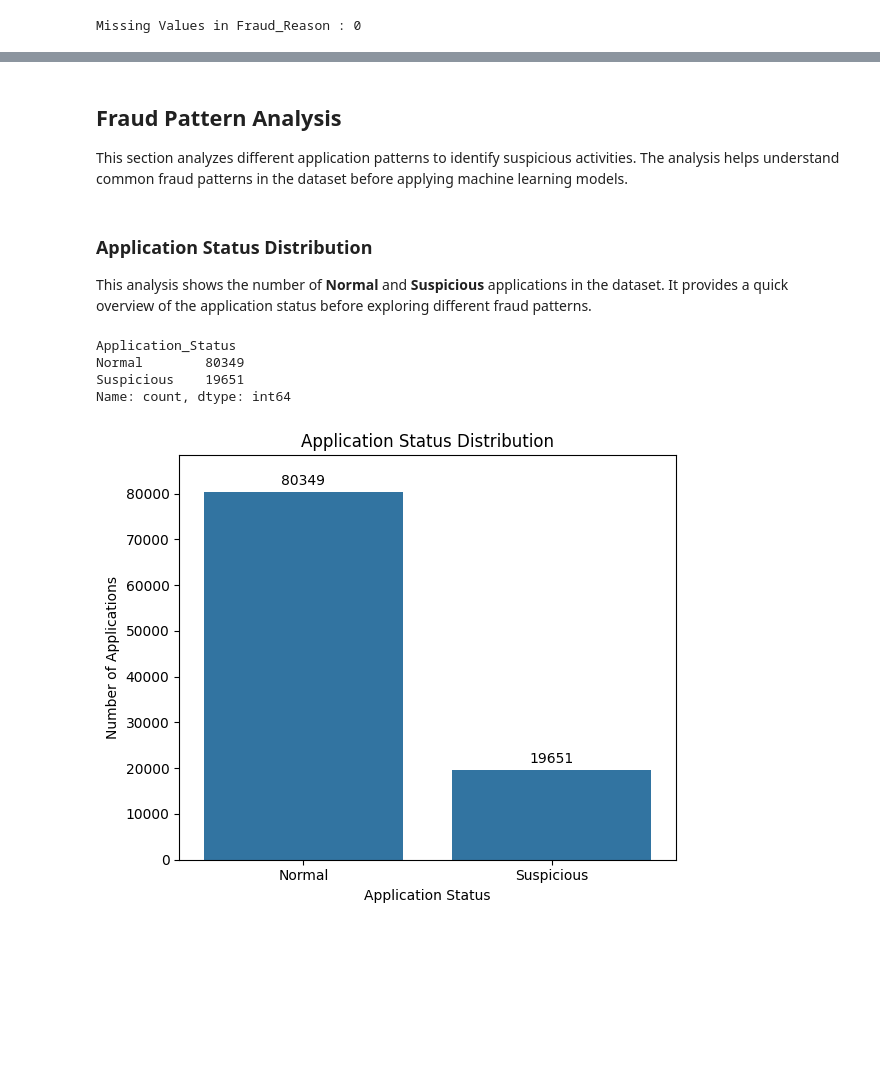
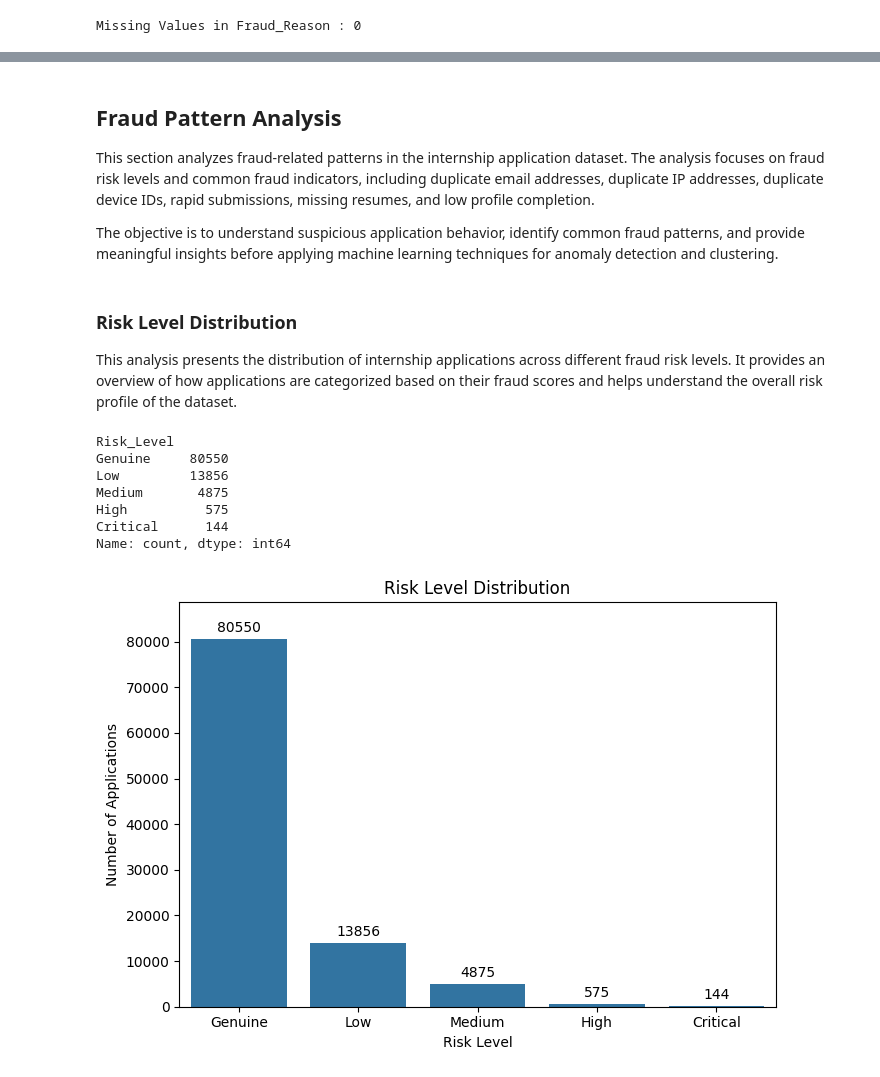
Before and after one commit to huzaifawaheed2/InterneePK-Data-Analyst-Internship, a Jupyter notebook: 03-Fraud-Detection-in-Applications/notebook/Fraud_Detection_in_Applications.ipynb, the cells around one changed output, grey strips where cells are left out. Cells and saved outputs as stored; diff of their text form; code cells hidden in the pictures; blank space fills up the shorter version.

```diff
--- a/03-Fraud-Detection-in-Applications/notebook/Fraud_Detection_in_Applications.ipynb
+++ b/03-Fraud-Detection-in-Applications/notebook/Fraud_Detection_in_Applications.ipynb
@@ -277,62 +299,70 @@ Missing Values in Fraud_Reason : 0
 # %% [markdown]
 ## Fraud Pattern Analysis
 
-This section analyzes different application patterns to identify suspicious activities. The analysis helps understand common fraud patterns in the dataset before applying machine learning models.
+This section analyzes fraud-related patterns in the internship application dataset. The analysis focuses on fraud risk levels and common fraud indicators, including duplicate email addresses, duplicate IP addresses, duplicate device IDs, rapid submissions, missing resumes, and low profile completion.
+
+The objective is to understand suspicious application behavior, identify common fraud patterns, and provide meaningful insights before applying machine learning techniques for anomaly detection and clustering.
 # %% [markdown]
-### Application Status Distribution
+### Risk Level Distribution
 
-This analysis shows the number of **Normal** and **Suspicious** applications in the dataset. It provides a quick overview of the application status before exploring different fraud patterns.
+This analysis presents the distribution of internship applications across different fraud risk levels. It provides an overview of how applications are categorized based on their fraud scores and helps understand the overall risk profile of the dataset.
 # %%
 # ==========================================
-# Application Status Distribution
+# Risk Level Distribution
 # ==========================================
 
-status_counts = (
-    df_clean["Application_Status"]
+risk_level_counts = (
+    df_clean["Risk_Level"]
     .value_counts()
 )
 
-status_counts
+risk_level_counts
 # %% [output]
-Application_Status
-Normal        80349
-Suspicious    19651
+Risk_Level
+Genuine     80550
+Low         13856
+Medium       4875
+High          575
+Critical      144
 Name: count, dtype: int64
 # %%
 # ==========================================
-# Application Status Distribution
+# Risk Level Distribution
 # ==========================================
 
-plt.figure(figsize=(6, 5))
+plt.figure(figsize=(7, 5))
 
 ax = sns.countplot(
     data=df_clean,
-    x="Application_Status"
+    x="Risk_Level",
+    order=risk_level_counts.index
 )
 
 # Add Data Labels
+
 for container in ax.containers:
     ax.bar_label(container, padding=3)
 
 # Increase Y-axis Limit
-ax.set_ylim(0, status_counts.max() * 1.10)
 
-plt.title("Application Status Distribution")
-plt.xlabel("Application Status")
+ax.set_ylim(0, risk_level_counts.max() * 1.10)
+
+plt.title("Risk Level Distribution")
+plt.xlabel("Risk Level")
 plt.ylabel("Number of Applications")
 
 plt.tight_layout()
 
 # Save Figure
-plt.savefig(
-    "../outputs/figures/01_application_status_distribution.png",
-    dpi=300,
-    bbox_inches="tight"
-)
+# plt.savefig(
+#     "../outputs/figures/01_risk_level_distribution.png",
+#     dpi=300,
+#     bbox_inches="tight"
+# )
 
 plt.show()
 # %% [output]
-[figure, old version]
+[figure, new version]
 # %% [markdown]
 **Observation:**
 
```
Also changed, not shown: parts of 144 cells of this notebook.
